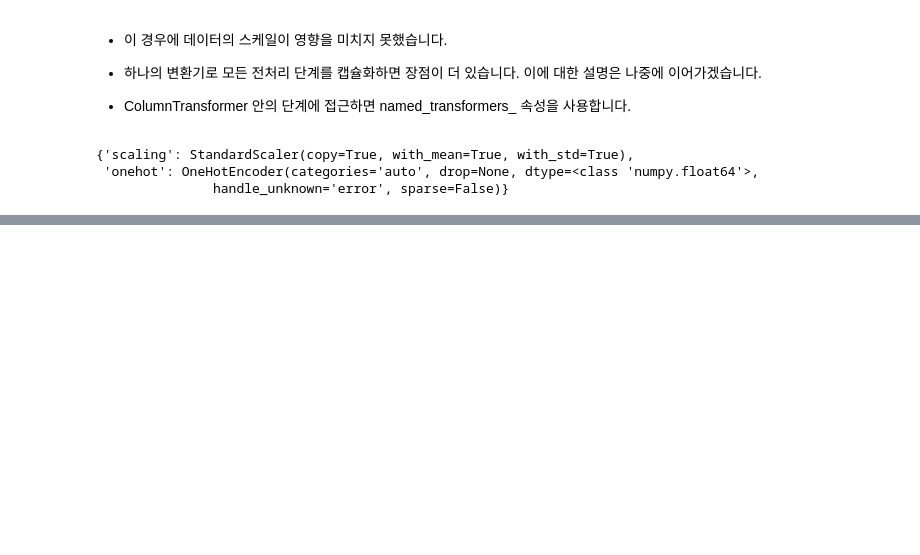
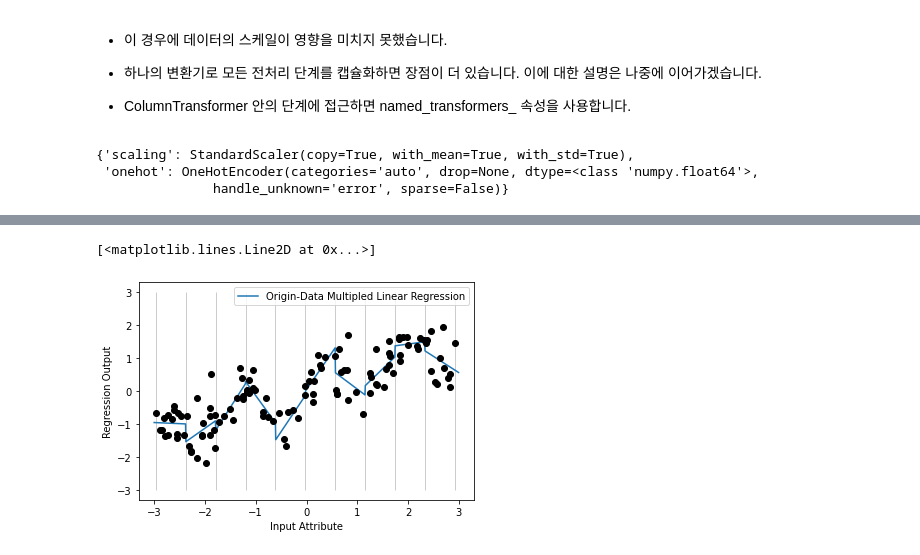
Before and after one commit to myeonghan-nim/introduction-to-marchine-learning-with-python, a Jupyter notebook: chapter04. data expression and characteristic engineering.ipynb, the cells around one changed output, grey strips where cells are left out. Cells and saved outputs as stored; diff of their text form; code cells hidden in the pictures; blank space fills up the shorter version.

```diff
--- a/chapter04. data expression and characteristic engineering.ipynb
+++ b/chapter04. data expression and characteristic engineering.ipynb
@@ -376,0 +573,3 @@ ct.named_transformers_
+# %%
+X_product = np.hstack([X_binned, X * X_binned])
+print(X_product.shape)
@@ -376,0 +586,14 @@ ct.named_transformers_
+# %%
+reg = LinearRegression().fit(X_product, y)
+
+line_product = np.hstack([line_binned, line * line_binned])
+plt.plot(line, reg.predict(line_product), label='Origin-Data Multipled Linear Regression')
+
+plt.vlines(kb.bin_edges_[0], -3, 3, linewidth=1, alpha=0.2)
+plt.legend(loc='best')
+plt.xlabel('Input Attribute')
+plt.ylabel('Regression Output')
+plt.plot(X[:, 0], y, 'o', c='k')
+# %% [output]
+[<matplotlib.lines.Line2D at 0x...>]
+[figure, added]
```
Also changed, not shown: parts of 64 cells of this notebook.
